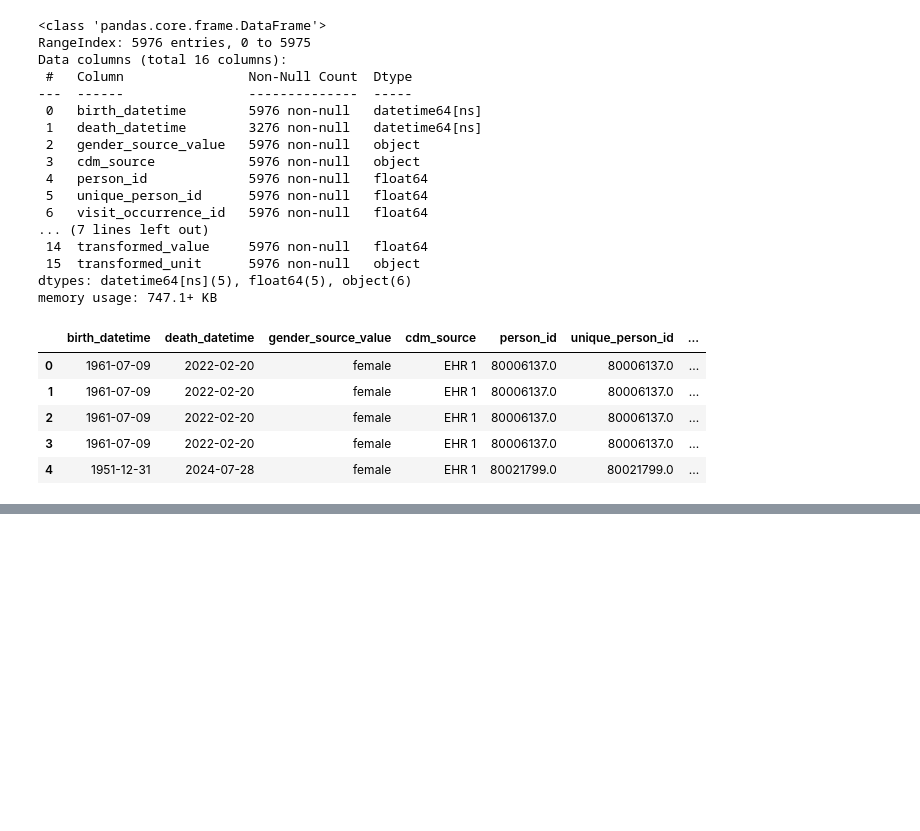
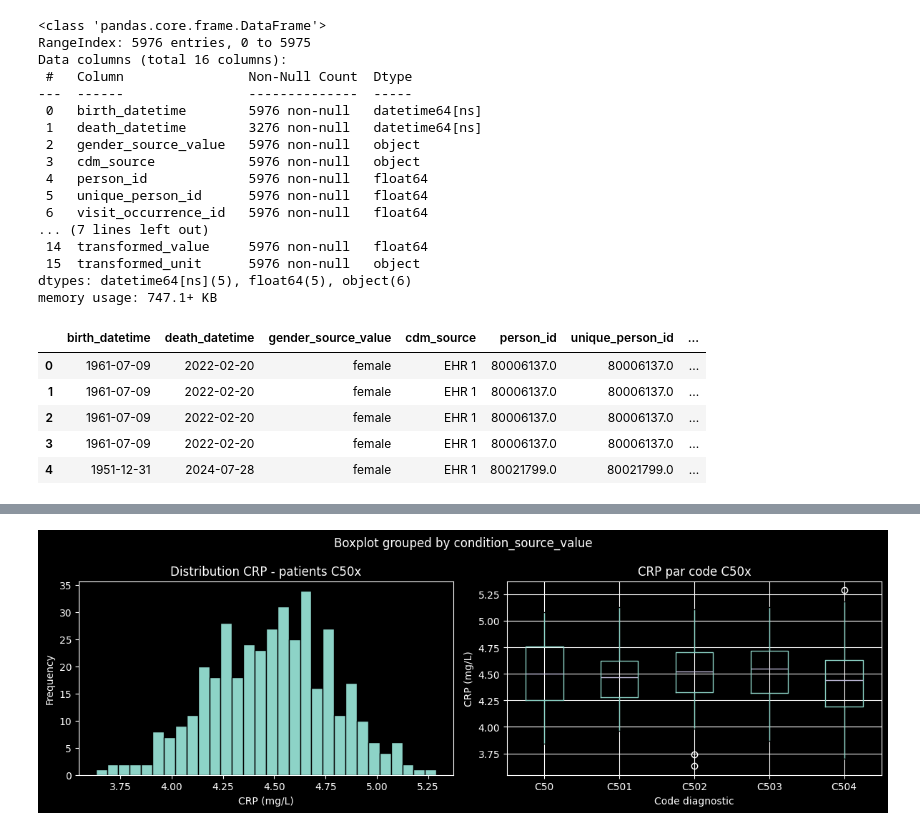
Before and after one commit to Bsbechir/EI-APHP, a Jupyter notebook: final_project_centrale/dedup_det.ipynb, the cells around one changed output, grey strips where cells are left out. Saved outputs shown, nothing was run; the diff lists cells and outputs as text; code cells hidden in the pictures; blank space fills up the shorter version.

```diff
--- a/final_project_centrale/dedup_det.ipynb
+++ b/final_project_centrale/dedup_det.ipynb
@@ -196,0 +204,14 @@ memory usage: 933.9+ KB
+# %%
+# Filtrer les patients C50x
+codes_cibles = ['C50', 'C501', 'C502', 'C503', 'C504']
+df_crp_c50 = df_analyse[
+    (df_analyse['condition_source_value'].isin(codes_cibles)) &
+    (df_analyse['concept_source_value'] == 'crp')
+]
+
+# Statistiques descriptives
+print(f"Nombre de patients uniques : {df_crp_c50['person_id'].nunique()}")
+print(f"Nombre de mesures CRP      : {len(df_crp_c50)}\n")
+
+stats = df_crp_c50['transformed_value'].describe()
+print(stats)
@@ -196,0 +231,20 @@ memory usage: 933.9+ KB
+# %%
+
+
+fig, axes = plt.subplots(1, 2, figsize=(12, 4))
+
+# Histogramme
+df_crp_c50['transformed_value'].plot.hist(bins=30, ax=axes[0], edgecolor='black')
+axes[0].set_title('Distribution CRP - patients C50x')
+axes[0].set_xlabel('CRP (mg/L)')
+
+# Boxplot par code diagnostic
+df_crp_c50.boxplot(column='transformed_value', by='condition_source_value', ax=axes[1])
+axes[1].set_title('CRP par code C50x')
+axes[1].set_xlabel('Code diagnostic')
+axes[1].set_ylabel('CRP (mg/L)')
+
+plt.tight_layout()
+plt.show()
+# %% [output]
+[figure, added]
```
Also changed, not shown: parts of 6 cells of this notebook, 1 other file.
